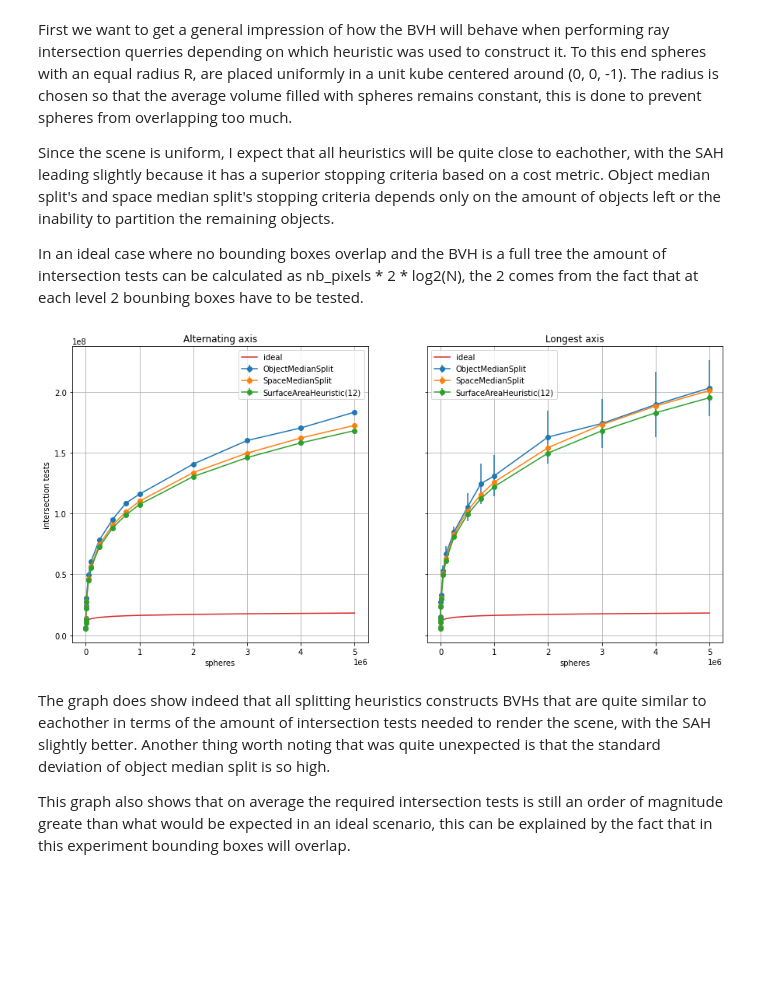
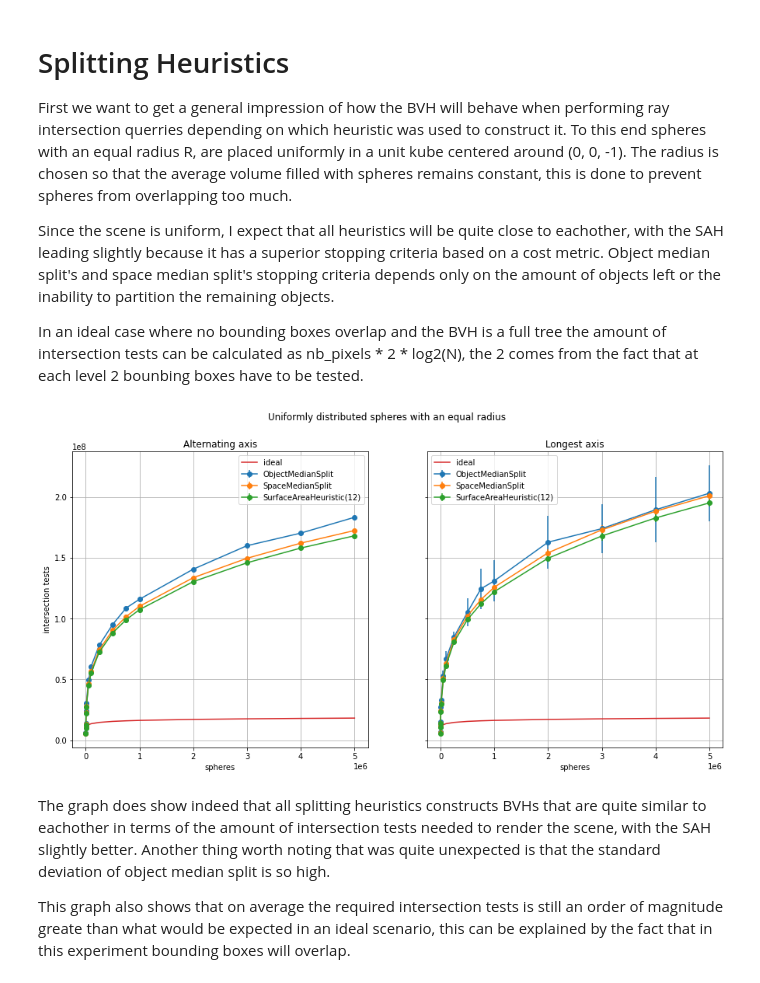
Before and after one commit to BoKleynen/ray-tracer, a Jupyter notebook: experiments/Analysis.ipynb, the cells around one changed output. Saved outputs shown, nothing was run; the diff lists cells and outputs as text; code cells hidden in the pictures; blank space fills up the shorter version.

```diff
--- a/experiments/Analysis.ipynb
+++ b/experiments/Analysis.ipynb
@@ -3,6 +3,8 @@ import json
 import numpy as np
 import matplotlib.pyplot as plt
 # %% [markdown]
+# Splitting Heuristics
+
 First we want to get a general impression of how the BVH will behave when performing ray intersection querries depending on which heuristic was used to construct it. To this end spheres with an equal radius R, are placed uniformly in a unit kube centered around (0, 0, -1). The radius is chosen so that the average volume filled with spheres remains constant, this is done to prevent spheres from overlapping too much.
 
 Since the scene is uniform, I expect that all heuristics will be quite close to eachother, with the SAH leading slightly because it has a superior stopping criteria based on a cost metric. Object median split's and space median split's stopping criteria depends only on the amount of objects left or the inability to partition the remaining objects.
@@ -15,34 +17,35 @@ with open("results/splitting_heuristics_equal_spheres_uniform_position.json") as
     nb_spheres = np.array(data['nb_objects'])
 
     fig, axs = plt.subplots(1, 2, sharey=True, figsize=(15, 7))
+    fig.suptitle("Uniformly distributed spheres with an equal radius")
 
 
     for (splitting_heuristic, intersection_tests) in sorted(data['results'].items()):
         results = [np.array(k) for k in intersection_tests]
         averages = np.array([np.average(res) for res in results])
         stds = np.array([np.std(res) for res in results])
 
         if "Alternate" in splitting_heuristic:
             axs[0].errorbar(nb_spheres, averages, yerr=stds, fmt='-o', label=splitting_heuristic.split(" ")[1])
         else:
             axs[1].errorbar(nb_spheres, averages, yerr=stds, fmt='-o', label=splitting_heuristic.split(" ")[1])
 
     axs[0].set(ylabel="intersection tests", title="Alternating axis")
     axs[1].set(title="Longest axis")
 
     for ax in axs:
         ideal = 640 * 640 * 2 * np.log2(nb_spheres)
         ax.plot(nb_spheres, ideal, label="ideal")
 
         ax.grid(True)
         ax.set_yscale("linear")
         ax.set_xscale("linear")
         ax.set(xlabel="spheres")
         ax.legend()
 
 #     plt.savefig('results/plots/compare_splitting_heuristics2.png')
 # %% [output]
-[figure, old version]
+[figure, new version]
 # %% [markdown]
 The graph does show indeed that all splitting heuristics constructs BVHs that are quite similar to eachother in terms of the amount of intersection tests needed to render the scene, with the SAH slightly better. Another thing worth noting that was quite unexpected is that the standard deviation of object median split is so high.
 
```
Also changed, not shown: parts of 10 cells of this notebook, 2 other files.
